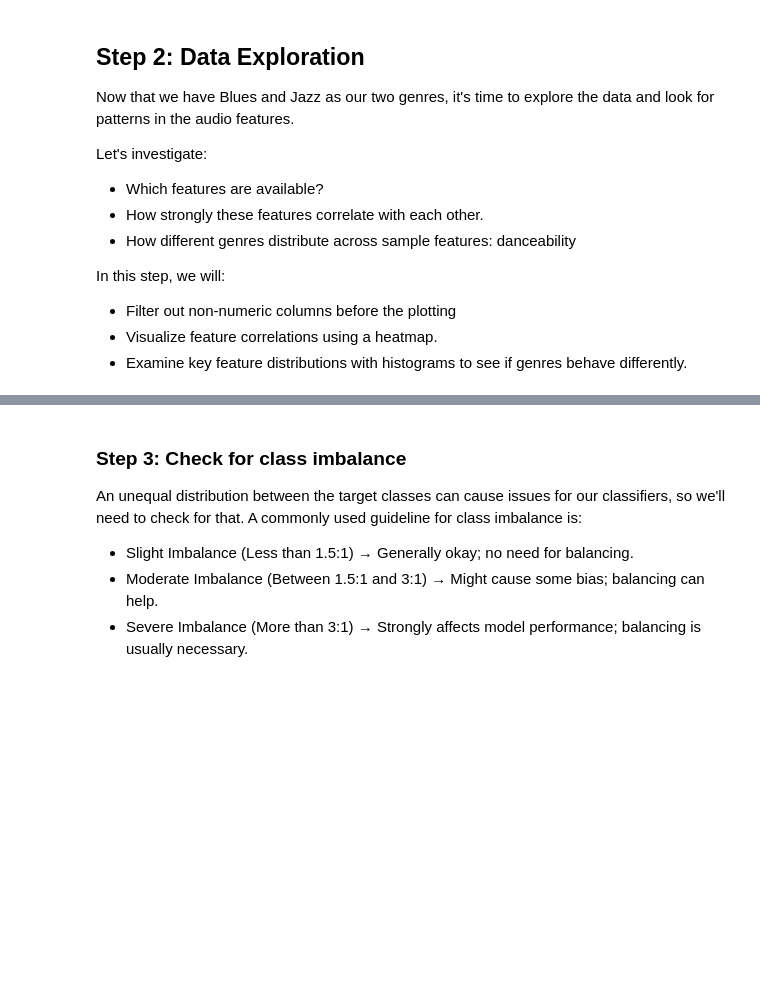
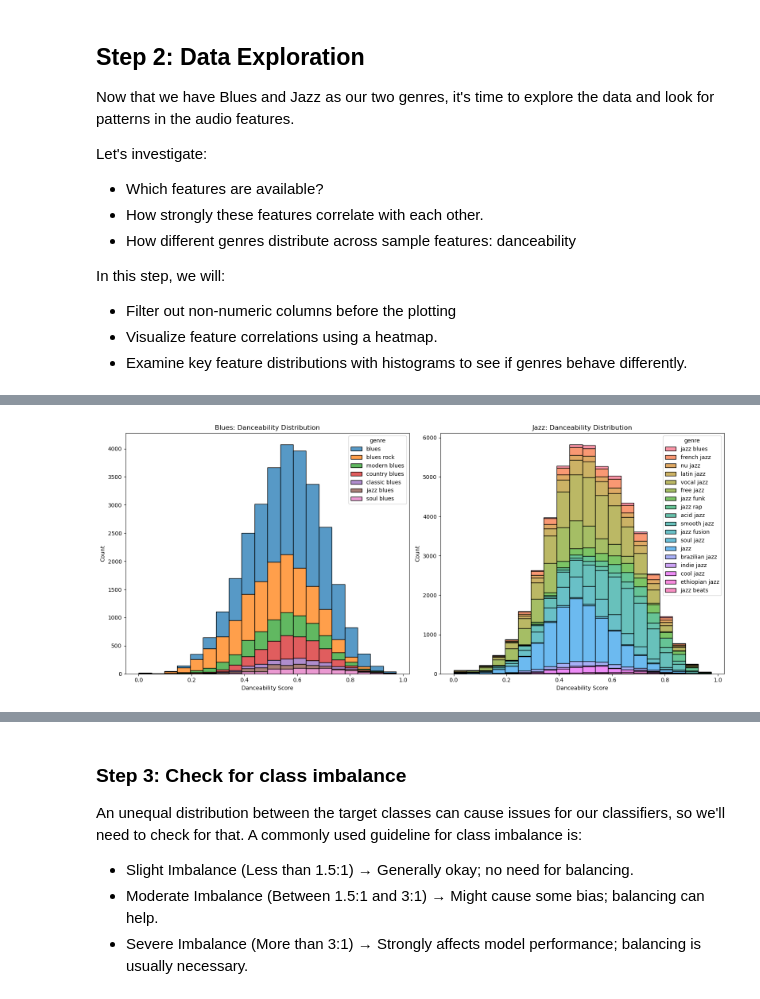
Before and after one commit to ZoeZhouJ/EDS232-labs, a Jupyter notebook: Week4/lab4-spotify.ipynb, the cells around one changed output, grey strips where cells are left out. Drawn from its saved outputs; the diff is of its cells as text; code cells hidden in the pictures; blank space fills up the shorter version.

```diff
--- a/Week4/lab4-spotify.ipynb
+++ b/Week4/lab4-spotify.ipynb
@@ -88,0 +90,25 @@ sns.heatmap(cm, annot=True, cmap='coolwarm', fmt=".2f", linewidths=0.5)
+# %%
+# Histogram of danceability
+plt.figure(figsize=(16, 7))
+
+# First subplot for blues
+plt.subplot(1, 2, 1)
+sns.histplot(data=numeric_features[numeric_features['genre'].str.contains('blues')],
+             x='danceability', multiple="stack", bins=20, hue='genre')
+plt.xlabel('Danceability Score')
+plt.ylabel('Count')
+plt.title('Blues: Danceability Distribution')
+
+# Second subplot for jazz
+plt.subplot(1, 2, 2)
+ax = sns.histplot(data=numeric_features[numeric_features['genre'].str.contains('jazz')],
+             x='danceability', bins=20, multiple="stack", hue='genre')
+sns.move_legend(ax, 'upper right')
+plt.xlabel('Danceability Score')
+plt.ylabel('Count')
+plt.title('Jazz: Danceability Distribution')
+# Adjust layout to prevent overlap
+plt.tight_layout()
+plt.show()
+# %% [output]
+[figure, added]
```
Also changed, not shown: parts of 19 cells of this notebook, 1 other file.
